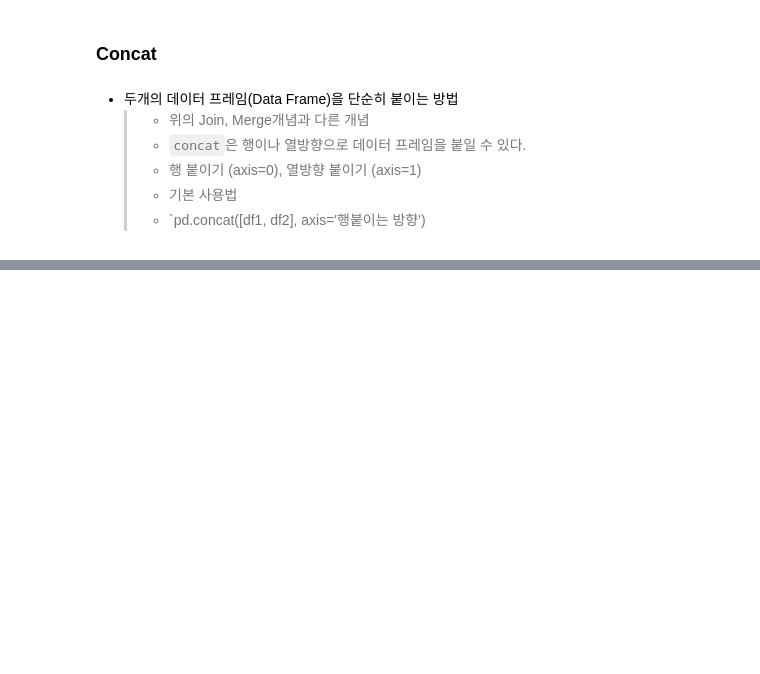
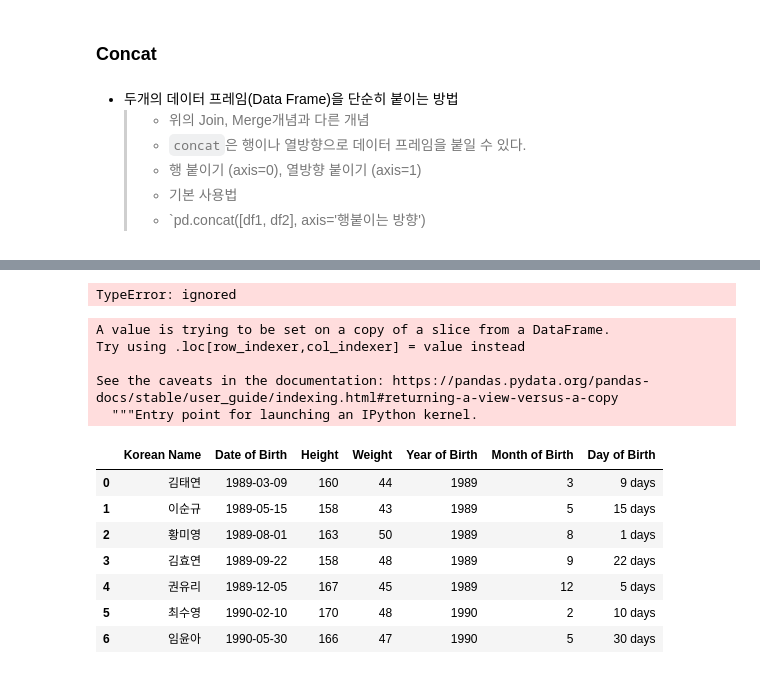
Before and after one commit to sleeptiger/Abc-project, a Jupyter notebook: pandas정리L.ipynb, the cells around one changed output, grey strips where cells are left out. Cells and saved outputs as stored; diff of their text form; code cells hidden in the pictures; blank space fills up the shorter version.

```diff
--- a/pandas정리L.ipynb
+++ b/pandas정리L.ipynb
@@ -682,0 +910,24 @@ pd.concat([df1, df2], axis=1, join='inner')
+# %%
+df['Date of Birth'] + df['Date of Birth']
+#sync error day + day 는 불가능하다.
+# %% [output]
+TypeError: ignored
+# %%
+df['Day of Birth'] = pd.to_timedelta(df['Day of Birth'], unit='day')
+# %% [output]
+A value is trying to be set on a copy of a slice from a DataFrame.
+Try using .loc[row_indexer,col_indexer] = value instead
+
+See the caveats in the documentation: https://pandas.pydata.org/pandas-docs/stable/user_guide/indexing.html#returning-a-view-versus-a-copy
+  """Entry point for launching an IPython kernel.
+# %%
+df
+# %% [output]
+|  | Korean Name | Date of Birth | Height | Weight | Year of Birth | Month of Birth | Day of Birth |
+| 0 | 김태연 | 1989-03-09 | 160 | 44 | 1989 | 3 | 9 days |
+| 1 | 이순규 | 1989-05-15 | 158 | 43 | 1989 | 5 | 15 days |
+| 2 | 황미영 | 1989-08-01 | 163 | 50 | 1989 | 8 | 1 days |
+| 3 | 김효연 | 1989-09-22 | 158 | 48 | 1989 | 9 | 22 days |
+| 4 | 권유리 | 1989-12-05 | 167 | 45 | 1989 | 12 | 5 days |
+| 5 | 최수영 | 1990-02-10 | 170 | 48 | 1990 | 2 | 10 days |
+| 6 | 임윤아 | 1990-05-30 | 166 | 47 | 1990 | 5 | 30 days |
```
Also changed, not shown: parts of 36 cells of this notebook.
